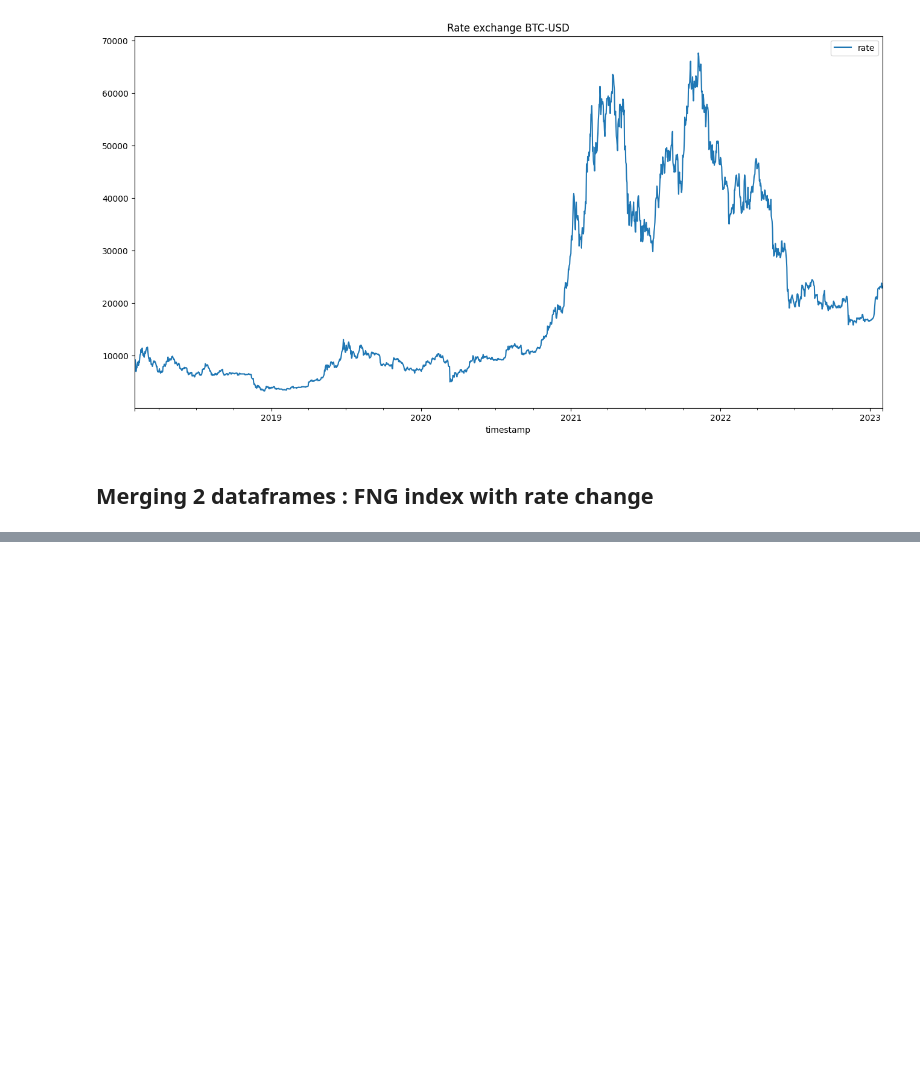
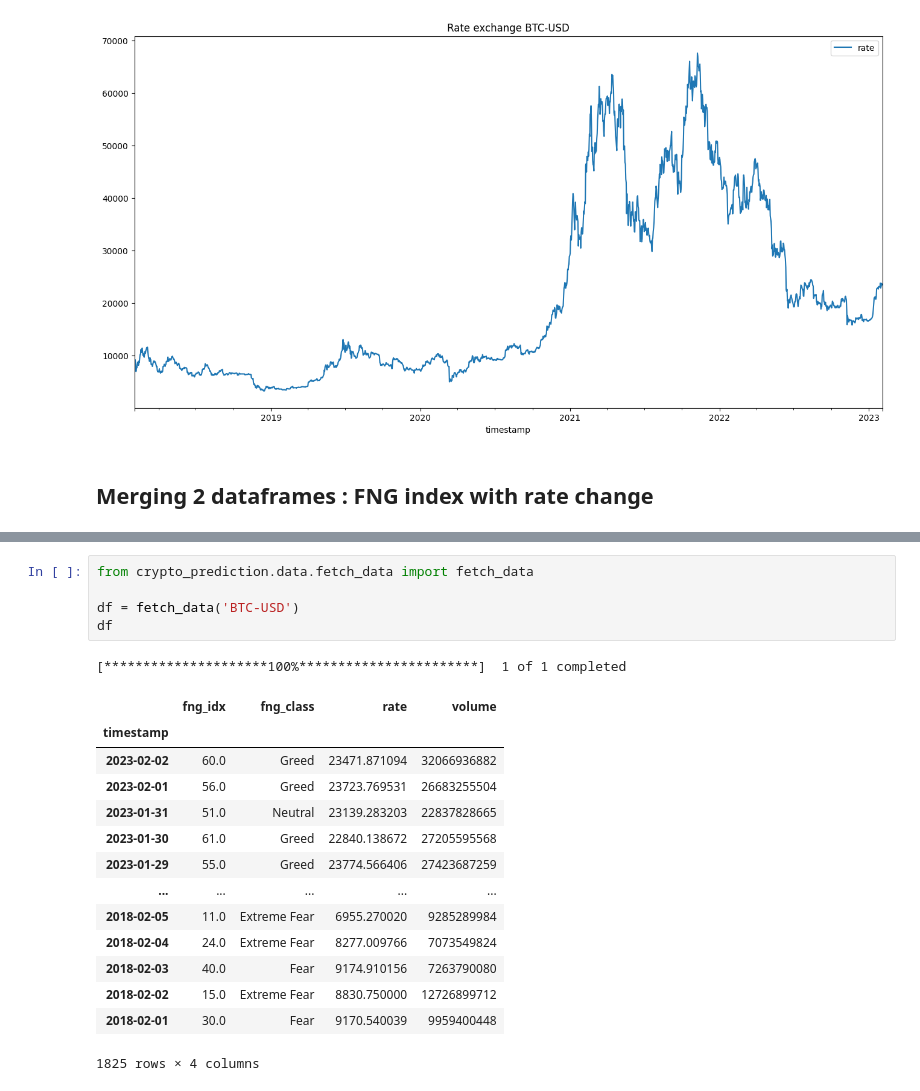
Before and after one commit to Ksyu22/crypto_prediction, a Jupyter notebook: notebooks/data.ipynb, the cells around one changed output, grey strips where cells are left out. Drawn from its saved outputs; the diff is of its cells as text; blank space fills up the shorter version.

```diff
--- a/notebooks/data.ipynb
+++ b/notebooks/data.ipynb
@@ -499,0 +475,21 @@ round(df.loc[f'2018-04-{14-4}':f'2018-04-{16+4}','fng_idx'].mean())
+# %%
+from crypto_prediction.data.fetch_data import fetch_data
+
+df = fetch_data('BTC-USD')
+df
+# %% [output]
+[*********************100%***********************]  1 of 1 completed
+|  | fng_idx | fng_class | rate | volume |
+| timestamp |  |  |  |  |
+| 2023-02-02 | 60.0 | Greed | 23471.871094 | 32066936882 |
+| 2023-02-01 | 56.0 | Greed | 23723.769531 | 26683255504 |
+| 2023-01-31 | 51.0 | Neutral | 23139.283203 | 22837828665 |
+| 2023-01-30 | 61.0 | Greed | 22840.138672 | 27205595568 |
+| 2023-01-29 | 55.0 | Greed | 23774.566406 | 27423687259 |
+| ... | ... | ... | ... | ... |
+| 2018-02-05 | 11.0 | Extreme Fear | 6955.270020 | 9285289984 |
+| 2018-02-04 | 24.0 | Extreme Fear | 8277.009766 | 7073549824 |
+| 2018-02-03 | 40.0 | Fear | 9174.910156 | 7263790080 |
+| 2018-02-02 | 15.0 | Extreme Fear | 8830.750000 | 12726899712 |
+| 2018-02-01 | 30.0 | Fear | 9170.540039 | 9959400448 |
+1825 rows × 4 columns
```
Also changed, not shown: parts of 34 cells of this notebook.
